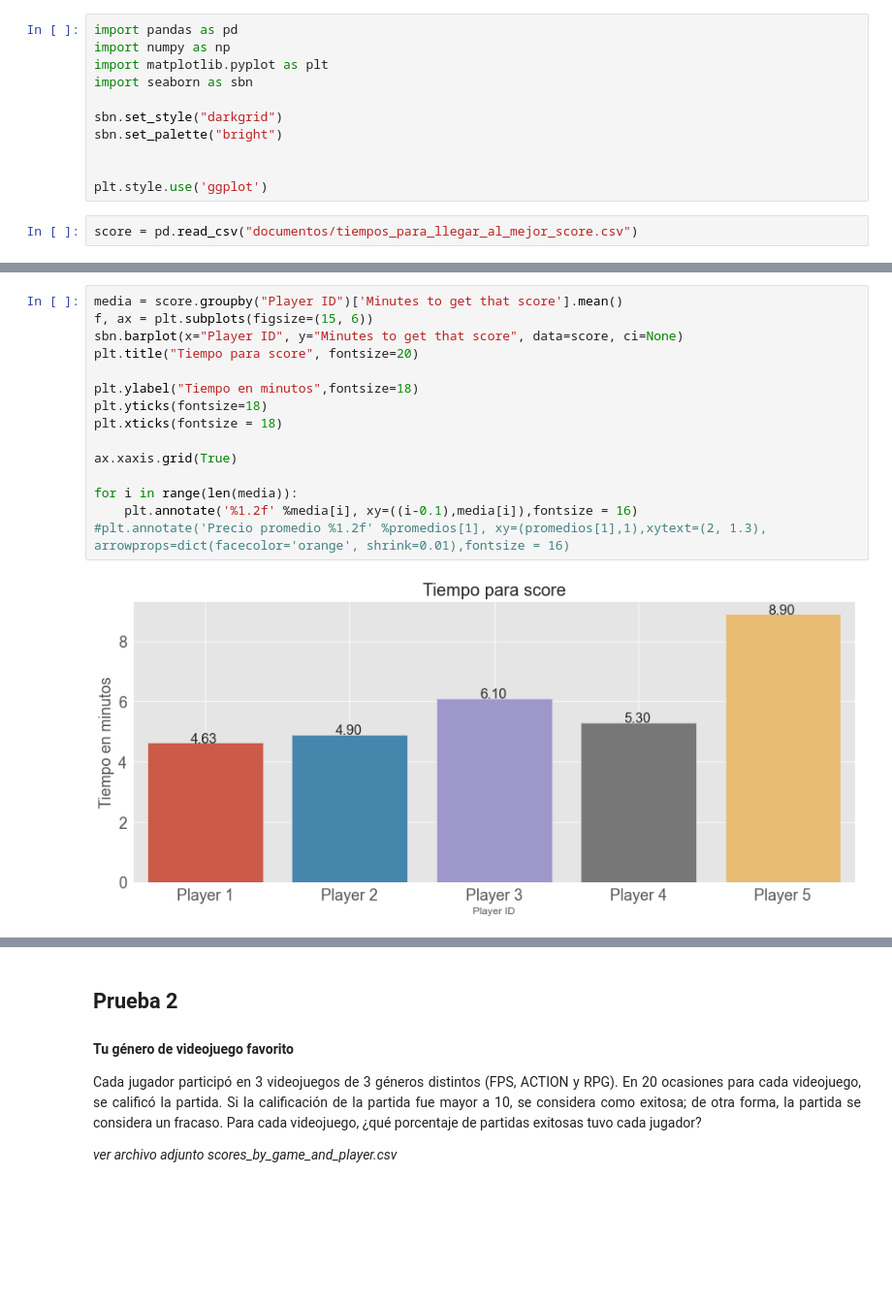
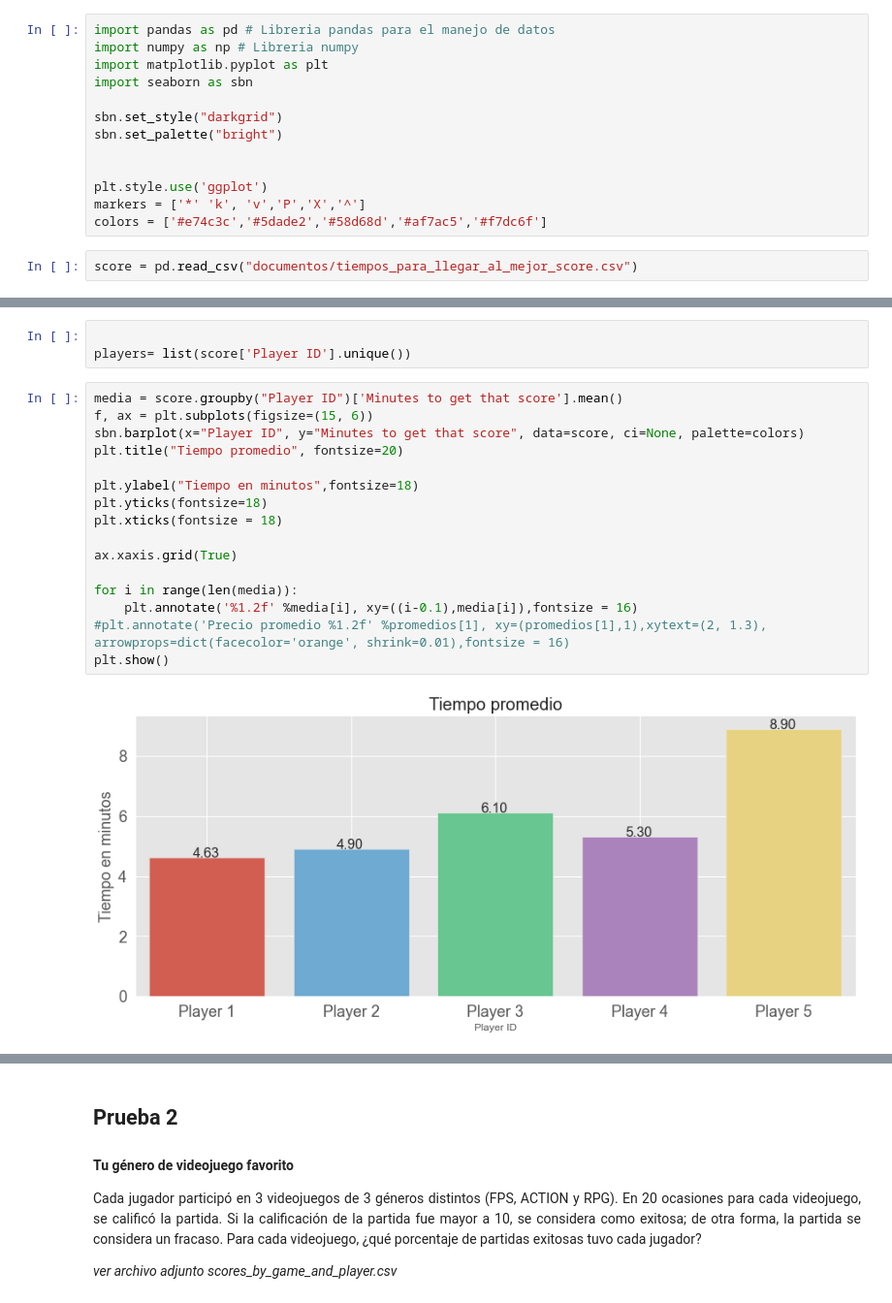
Before and after one commit to Gabrielonch/Prueba-Tecnica, a Jupyter notebook: desafio_elige_un_nuevo_miebro.ipynb, the cells around one changed output, grey strips where cells are left out. Shown at 97% size. Cells and saved outputs as stored; diff of their text form; blank space fills up the shorter version.

```diff
--- a/desafio_elige_un_nuevo_miebro.ipynb
+++ b/desafio_elige_un_nuevo_miebro.ipynb
@@ -16,8 +16,8 @@ determinado. ¿Cómo harías una gráfica para observar su desempeño a lo largo
 
 *ver archivo adjunto tiempos_para_llegar_al_mejor_score.csv*
 # %%
-import pandas as pd
-import numpy as np
+import pandas as pd # Libreria pandas para el manejo de datos
+import numpy as np # Libreria numpy
 import matplotlib.pyplot as plt
 import seaborn as sbn
 
@@ -26,5 +26,7 @@ sbn.set_palette("bright")
 
 
 plt.style.use('ggplot')
+markers = ['*' 'k', 'v','P','X','^']
+colors = ['#e74c3c','#5dade2','#58d68d','#af7ac5','#f7dc6f']
 # %%
 score = pd.read_csv("documentos/tiempos_para_llegar_al_mejor_score.csv")
@@ -50,20 +50,24 @@ len(a)
+# %%
+
+players= list(score['Player ID'].unique())
 # %%
 media = score.groupby("Player ID")['Minutes to get that score'].mean()
 f, ax = plt.subplots(figsize=(15, 6))
-sbn.barplot(x="Player ID", y="Minutes to get that score", data=score, ci=None)
-plt.title("Tiempo para score", fontsize=20)
+sbn.barplot(x="Player ID", y="Minutes to get that score", data=score, ci=None, palette=colors)
+plt.title("Tiempo promedio", fontsize=20)
 
 plt.ylabel("Tiempo en minutos",fontsize=18)
 plt.yticks(fontsize=18)
 plt.xticks(fontsize = 18)
 
 ax.xaxis.grid(True)
 
 for i in range(len(media)):
     plt.annotate('%1.2f' %media[i], xy=((i-0.1),media[i]),fontsize = 16)
 #plt.annotate('Precio promedio %1.2f' %promedios[1], xy=(promedios[1],1),xytext=(2, 1.3), arrowprops=dict(facecolor='orange', shrink=0.01),fontsize = 16)
+plt.show()
 # %% [output]
-[figure, old version]
+[figure, new version]
 # %%
 
 f, ax = plt.subplots(figsize=(15, 6))
```
Also changed, not shown: parts of 25 cells of this notebook, 1 other file.
